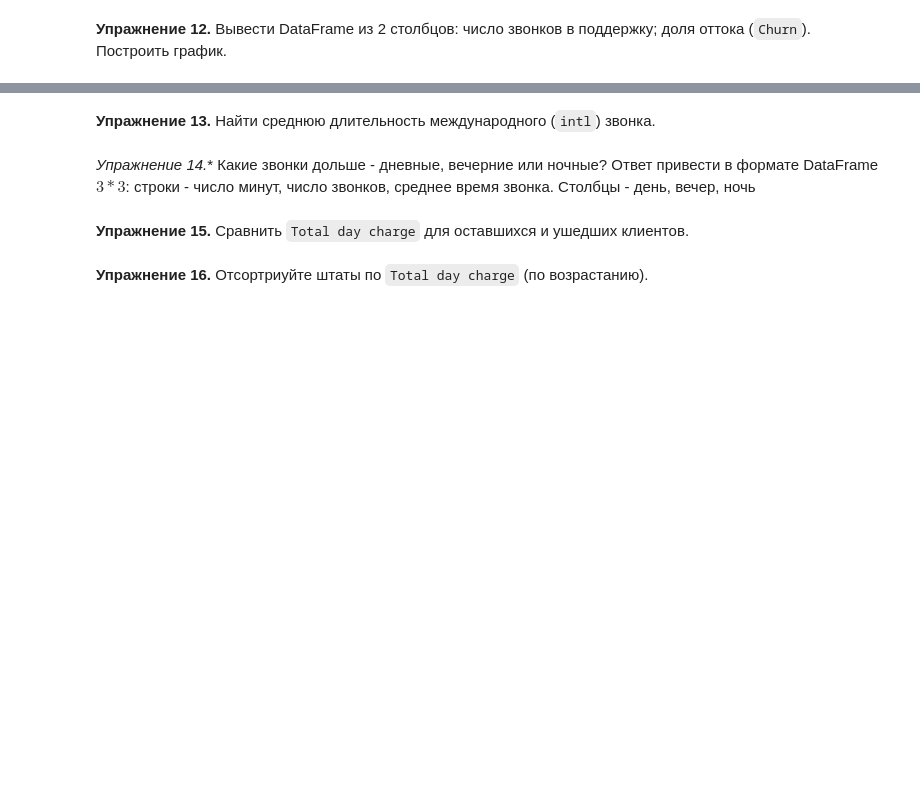
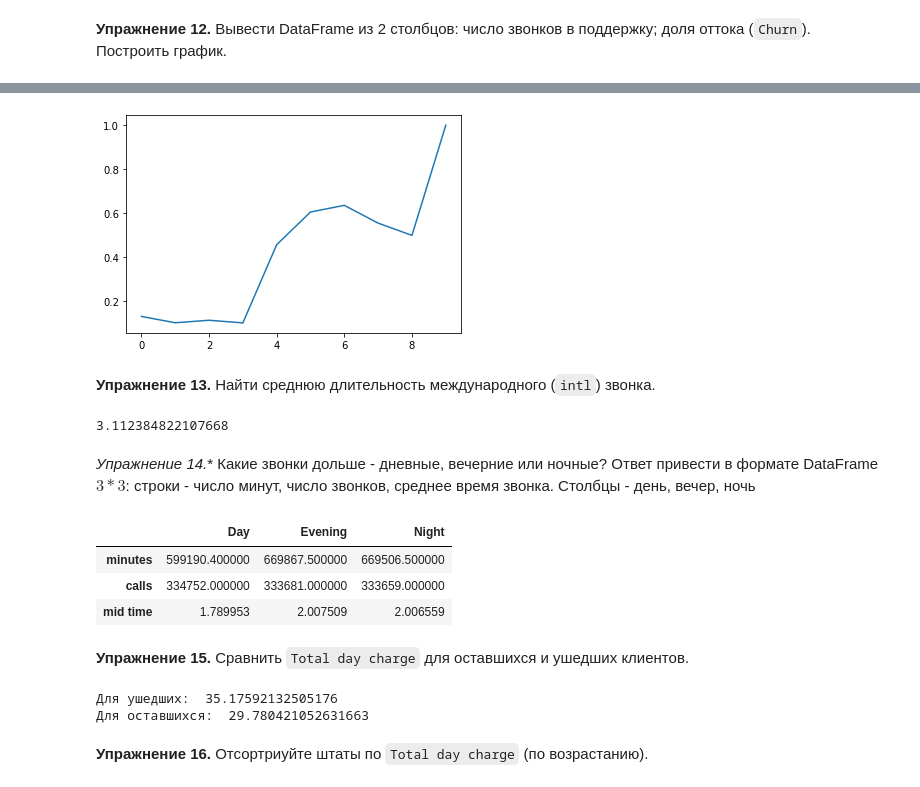
Before and after one commit to furs-aka-beast/mipt_inf, a Jupyter notebook: lpr6.ipynb, the cells around one changed output, grey strips where cells are left out. Drawn from its saved outputs; the diff is of its cells as text; code cells hidden in the pictures; blank space fills up the shorter version.

```diff
--- a/lpr6.ipynb
+++ b/lpr6.ipynb
@@ -1045,0 +1044,3 @@ f_m[""]
+# %%
+for_graph=f_m.loc[:,["Customer service calls", "Churn"]].groupby("Customer service calls").sum()
+for_graph["Churn"]=for_graph["Churn"]/(f_m.loc[:,["Customer service calls", "Churn"]].groupby("Customer service calls").count()["Churn"])
@@ -1046,8 +1063,30 @@ f_m[""]
+# %%
+plt.plot(for_graph)
+plt.show()
+# %% [output]
+[figure, added]
 # %% [markdown]
 **Упражнение 13.** Найти среднюю длительность международного (`intl`) звонка.
+# %%
+(f_m["Total intl minutes"]/f_m["Total intl calls"]).mean()
+# %% [output]
+3.112384822107668
 # %% [markdown]
 **Упражнение 14*.** Какие звонки дольше - дневные, вечерние или ночные? Ответ привести в формате DataFrame $3*3$: строки - число минут, число звонков, среднее время звонка. Столбцы - день, вечер, ночь
+# %%
+pd.DataFrame({"Day":[f_m["Total day minutes"].sum(), f_m["Total day calls"].sum(),f_m["Total day minutes"].sum()/f_m["Total day calls"].sum()], "Evening":[f_m["Total eve minutes"].sum(), f_m["Total eve calls"].sum(),f_m["Total eve minutes"].sum()/f_m["Total eve calls"].sum()], "Night":[f_m["Total night minutes"].sum(), f_m["Total night calls"].sum(),f_m["Total night minutes"].sum()/f_m["Total night calls"].sum()]}, index=["minutes", "calls", "mid time"])
+# %% [output]
+|  | Day | Evening | Night |
+| minutes | 599190.400000 | 669867.500000 | 669506.500000 |
+| calls | 334752.000000 | 333681.000000 | 333659.000000 |
+| mid time | 1.789953 | 2.007509 | 2.006559 |
 # %% [markdown]
 **Упражнение 15.** Сравнить `Total day charge` для оставшихся и ушедших клиентов.
+# %%
+print("Для ушедших: ", f_m[f_m["Churn"]== True]["Total day charge"].mean())
+print("Для оставшихся: ", f_m[f_m["Churn"]== False]["Total day charge"].mean())
+# %% [output]
+Для ушедших:  35.17592132505176
+Для оставшихся:  29.780421052631663
 # %% [markdown]
 **Упражнение 16.** Отсортриуйте штаты по `Total day charge` (по возрастанию).
```
Also changed, not shown: parts of 9 cells of this notebook.
